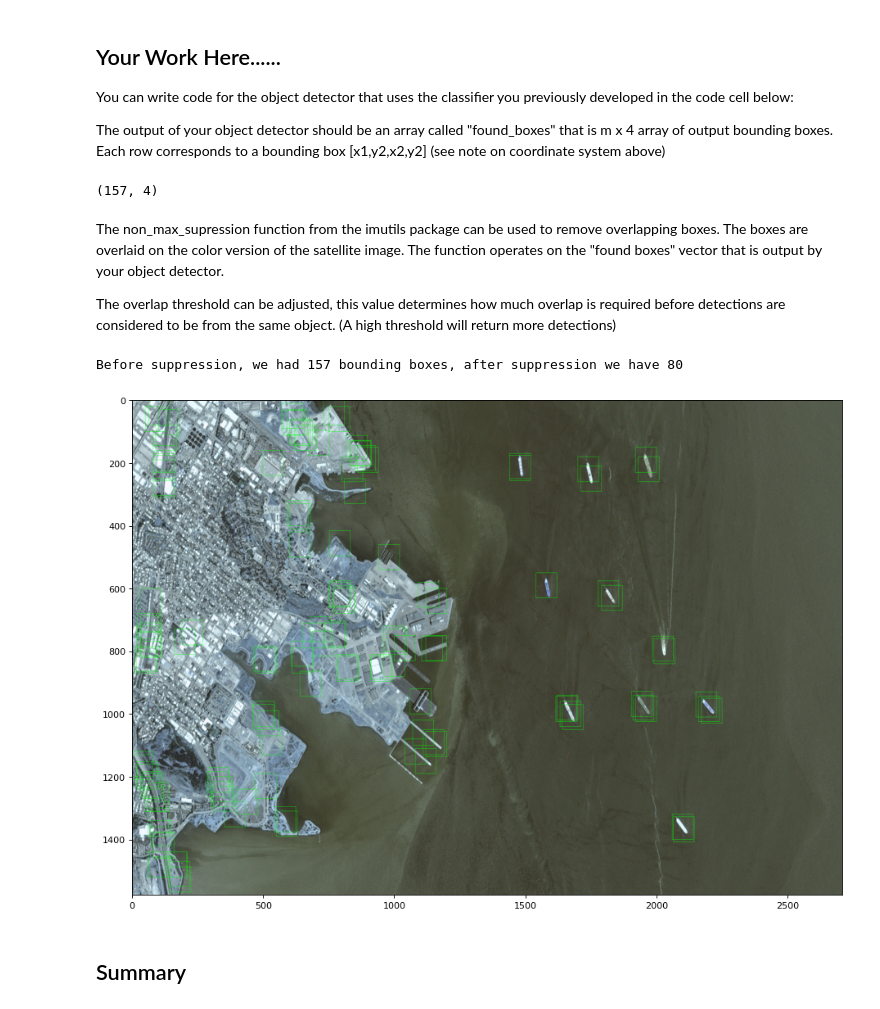
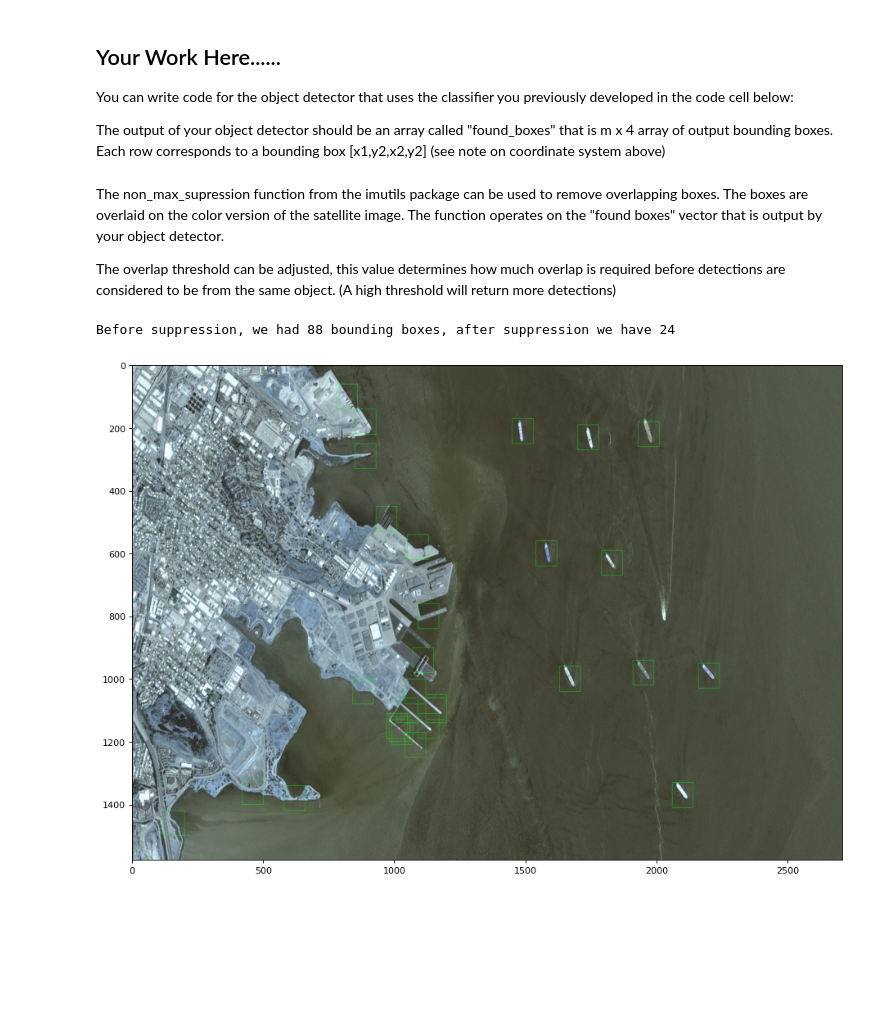
Before and after one commit to comaraDOTcom/machine-vision, a Jupyter notebook: classical/Etivity_assignment1.ipynb, the cells around one changed output. Drawn from its saved outputs; the diff is of its cells as text; code cells hidden in the pictures; blank space fills up the shorter version.

```diff
--- a/classical/Etivity_assignment1.ipynb
+++ b/classical/Etivity_assignment1.ipynb
@@ -356,11 +314,34 @@ found_boxes = []
-# %%
-found_boxes = np.array(found_boxes)
-# %%
-found_boxes = found_boxes.reshape(64,4)
-# %%
-found_boxes.shape
-# %% [output]
-(157, 4)
+# %%
+def slide_window_over_image(image_to_detect_from, slider_step = 10, n=80) -> np.array:
+  """
+  This function slides a window over `image_to_detect_from` by moving the slider
+  in increments of `slider_step` across the x and y axis until the who image is covered.
+  For each
+  :param image_to_detect_from: grayscale numpy array image to detect object from.
+  :param slider_step: increments in pixels to move the window across the image.
+  """
+  height, width = image_to_detect_from.shape
+
+  found_boxes = []
+# increasing x and y in increments of the slider step pixels
+  for y in range(0, height, slider_step):
+    for x in range(0, width, slider_step):
+      # add length and width of n (this image size the image classifier was trained on)
+      window_height = y + n
+      window_width = x + n
+
+      if (window_height < height and window_width < width):
+        img = image_to_detect_from[y:window_height, x:window_width]
+
+        if (img.shape[0] == n and img.shape[1] == n):
+          img_hog = calculate_hog(np.reshape(img, (1, n*n)), ppc=16)
+          predict_ship_class = gpc.predict(img_hog)
+
+          if (predict_ship_class):
+             found_boxes.append([x,y,window_width,window_height])
+  return np.array(found_boxes)
+# %%
+found_boxes = slide_window_over_image(gray_img)
 # %% [markdown]
 The non_max_supression function from the imutils package can be used to remove overlapping boxes. The boxes are overlaid on the color version of the satellite image. The function operates on the "found boxes" vector that is output by your object detector.
 
@@ -368,27 +349,25 @@ The overlap threshold can be adjusted, this value determines how much overlap is
 # %%
 from imutils.object_detection import non_max_suppression
 
 #Bounding box parameters
 greenColor = (0, 255, 0)
 lineThickness = 4
 
 # run non-max suppression on these based on an overlay op 65%
-nmsBoundingBoxes = non_max_suppression(found_boxes, probs=None, overlapThresh=0.65)
+nmsBoundingBoxes = non_max_suppression(found_boxes, probs=None, overlapThresh=0.05)
 
 print ("Before suppression, we had {} bounding boxes, after suppression we have {}".format(len(found_boxes), len(nmsBoundingBoxes)))
 
 greenColor = (0, 255, 0)
 lineThickness = 1
 # draw the final bounding boxes
 for (xA, yA, xB, yB) in nmsBoundingBoxes:
     cv2.rectangle(col_img, (xA, yA), (xB, yB), greenColor, lineThickness)
 
 # Plot figures
 plt.figure(figsize=(14, 10), dpi=80)
 plt.imshow(col_img, aspect='auto')
 plt.show()
 # %% [output]
-Before suppression, we had 157 bounding boxes, after suppression we have 80
+Before suppression, we had 88 bounding boxes, after suppression we have 24
-[figure, old version]
+[figure, new version]
-# %% [markdown]
-## Summary
```
Also changed, not shown: parts of 12 cells of this notebook.
